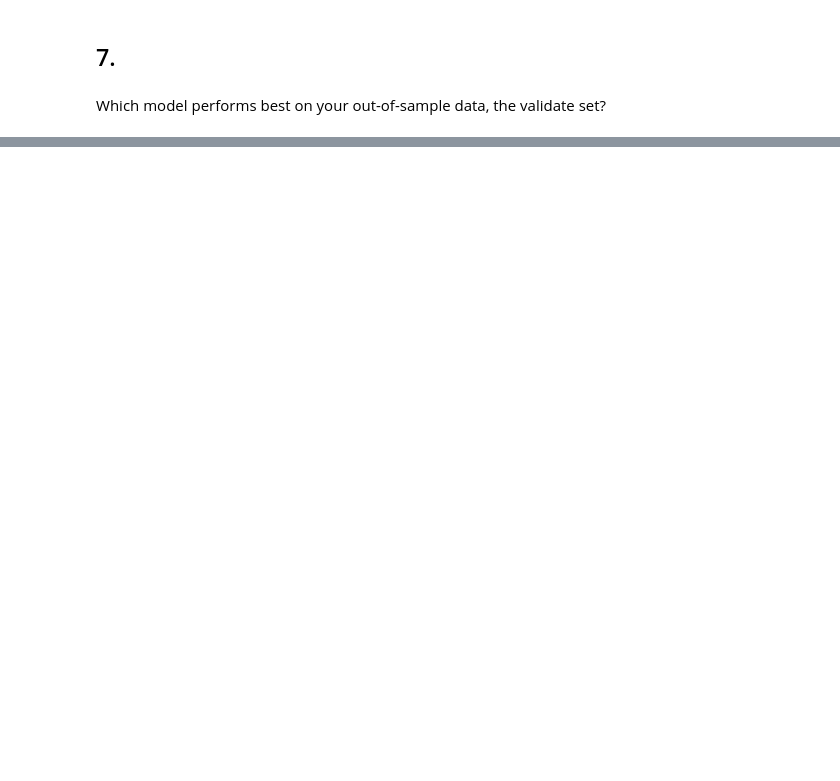
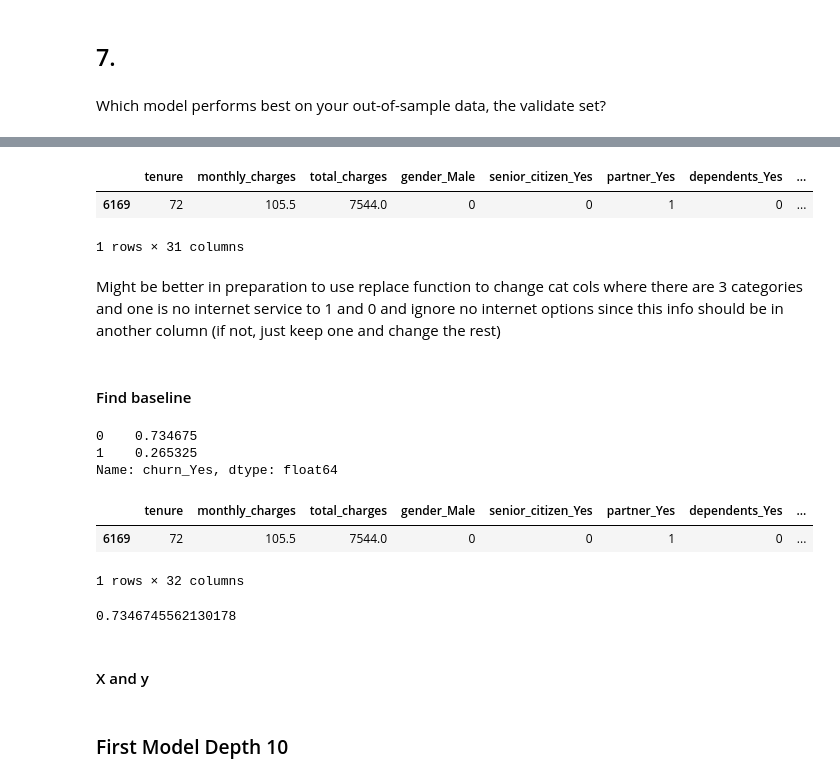
Before and after one commit to adam-talbot/classification-exercises, a Jupyter notebook: model.ipynb, the cells around one changed output, grey strips where cells are left out. Saved outputs shown, nothing was run; the diff lists cells and outputs as text; code cells hidden in the pictures; blank space fills up the shorter version.

```diff
--- a/model.ipynb
+++ b/model.ipynb
@@ -227,0 +565,3 @@ Which model performs best on your out-of-sample data, the validate set?
+# %%
+obj_cols = train.select_dtypes(include='object').columns.tolist()
+obj_cols
@@ -227,0 +586,10 @@ Which model performs best on your out-of-sample data, the validate set?
+# %%
+# drop dummied columns
+train.drop(columns=obj_cols, inplace=True)
+train.head(1)
+# %% [output]
+|  | tenure | monthly_charges | total_charges | gender_Male | senior_citizen_Yes | partner_Yes | dependents_Yes | ... |
+| 6169 | 72 | 105.5 | 7544.0 | 0 | 0 | 1 | 0 | ... |
+1 rows × 31 columns
+# %% [markdown]
+Might be better in preparation to use replace function to change cat cols where there are 3 categories and one is no internet service to 1 and 0 and ignore no internet options since this info should be in another column (if not, just keep one and change the rest)
@@ -227,0 +600,8 @@ Which model performs best on your out-of-sample data, the validate set?
+# %% [markdown]
+#### Find baseline
+# %%
+train.churn_Yes.value_counts(normalize=True)
+# %% [output]
+0    0.734675
+1    0.265325
+Name: churn_Yes, dtype: float64
@@ -227,0 +610,11 @@ Which model performs best on your out-of-sample data, the validate set?
+# %%
+train.head(1)
+# %% [output]
+|  | tenure | monthly_charges | total_charges | gender_Male | senior_citizen_Yes | partner_Yes | dependents_Yes | ... |
+| 6169 | 72 | 105.5 | 7544.0 | 0 | 0 | 1 | 0 | ... |
+1 rows × 32 columns
+# %%
+# accuracy of baseline
+(train.churn_Yes == train.baseline).mean()
+# %% [output]
+0.7346745562130178
@@ -227,0 +624,2 @@ Which model performs best on your out-of-sample data, the validate set?
+# %% [markdown]
+#### X and y
@@ -227,0 +637,2 @@ Which model performs best on your out-of-sample data, the validate set?
+# %% [markdown]
+### First Model Depth 10
```
Also changed, not shown: parts of 143 cells of this notebook.
